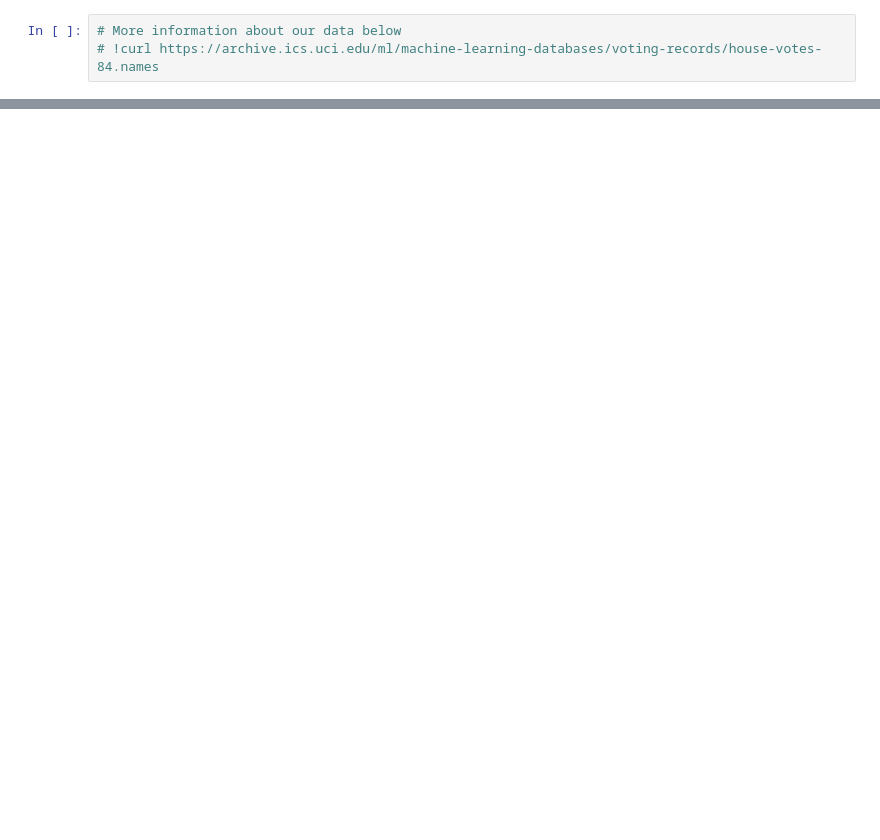
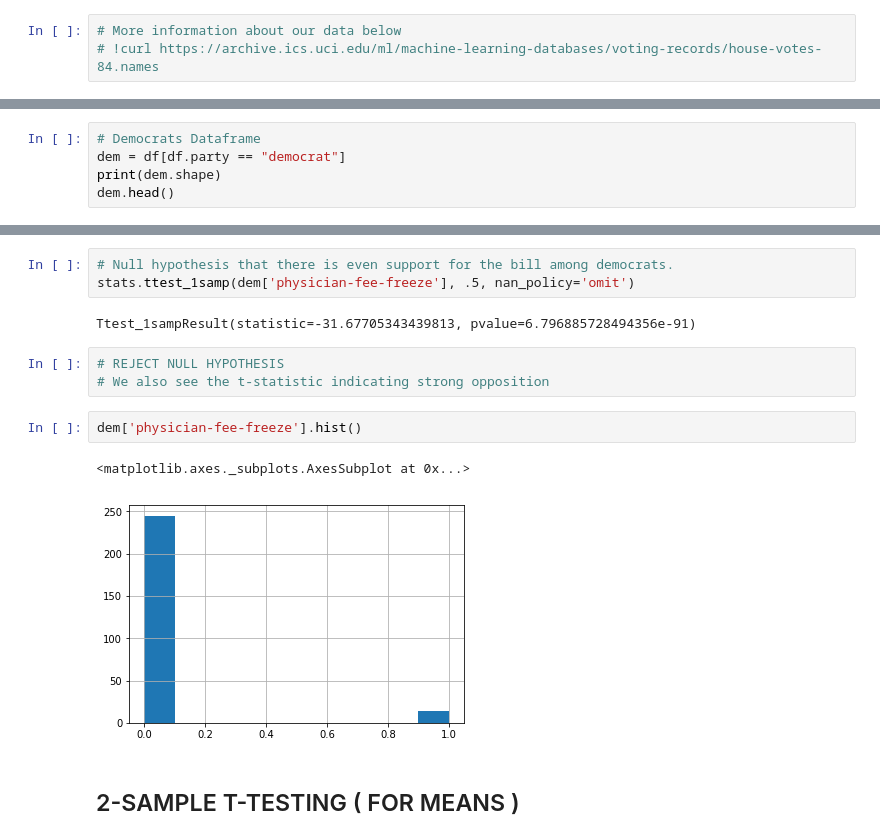
Before and after one commit to sapinspys/DS-Unit-1-Sprint-3-Statistical-Tests-and-Experiments, a Jupyter notebook: LS_DS_131_Statistics_Probability_Assignment.ipynb, the cells around one changed output, grey strips where cells are left out. Saved outputs shown, nothing was run; the diff lists cells and outputs as text; blank space fills up the shorter version.

```diff
--- a/LS_DS_131_Statistics_Probability_Assignment.ipynb
+++ b/LS_DS_131_Statistics_Probability_Assignment.ipynb
@@ -147,0 +125,5 @@ for feat in df.columns:
+# %%
+# Democrats Dataframe
+dem = df[df.party == "democrat"]
+print(dem.shape)
+dem.head()
@@ -147,0 +198,15 @@ for feat in df.columns:
+# %%
+# Null hypothesis that there is even support for the bill among democrats.
+stats.ttest_1samp(dem['physician-fee-freeze'], .5, nan_policy='omit')
+# %% [output]
+Ttest_1sampResult(statistic=-31.67705343439813, pvalue=6.796885728494356e-91)
+# %%
+# REJECT NULL HYPOTHESIS
+# We also see the t-statistic indicating strong opposition
+# %%
+dem['physician-fee-freeze'].hist()
+# %% [output]
+<matplotlib.axes._subplots.AxesSubplot at 0x...>
+[figure, added]
+# %% [markdown]
+## 2-SAMPLE T-TESTING ( FOR MEANS )
```
Also changed, not shown: parts of 27 cells of this notebook.
